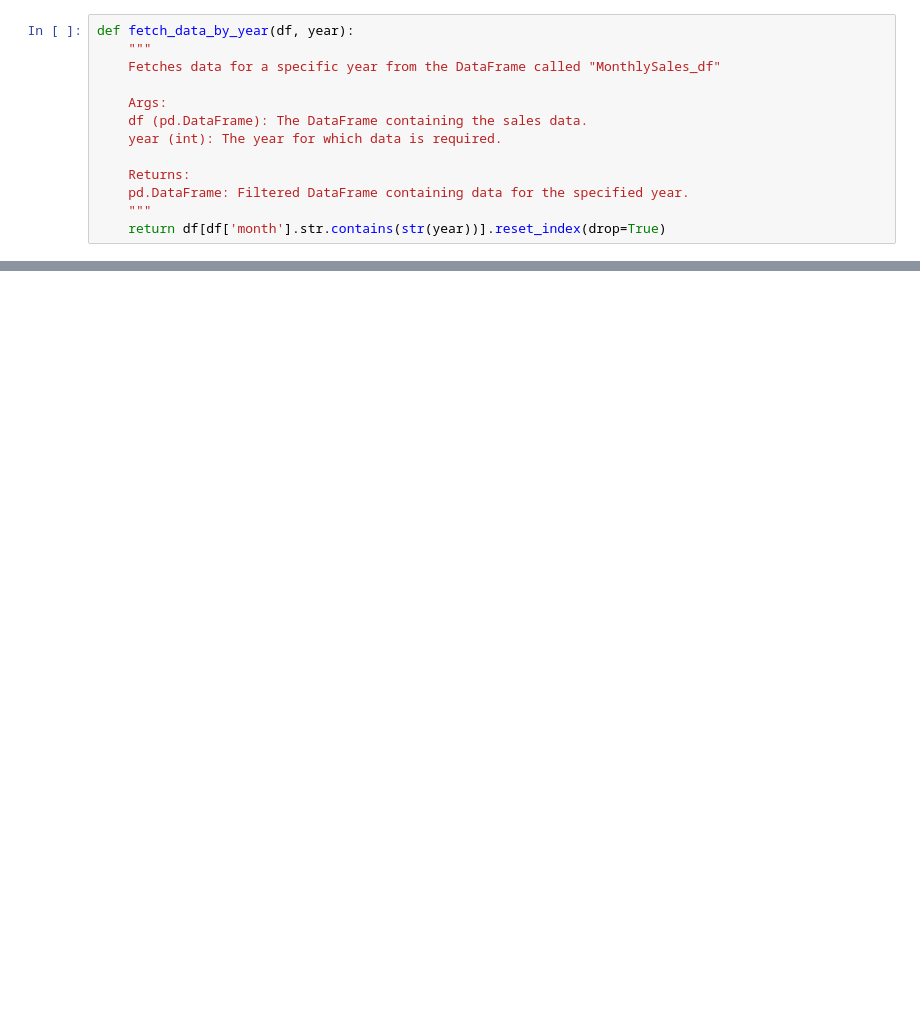
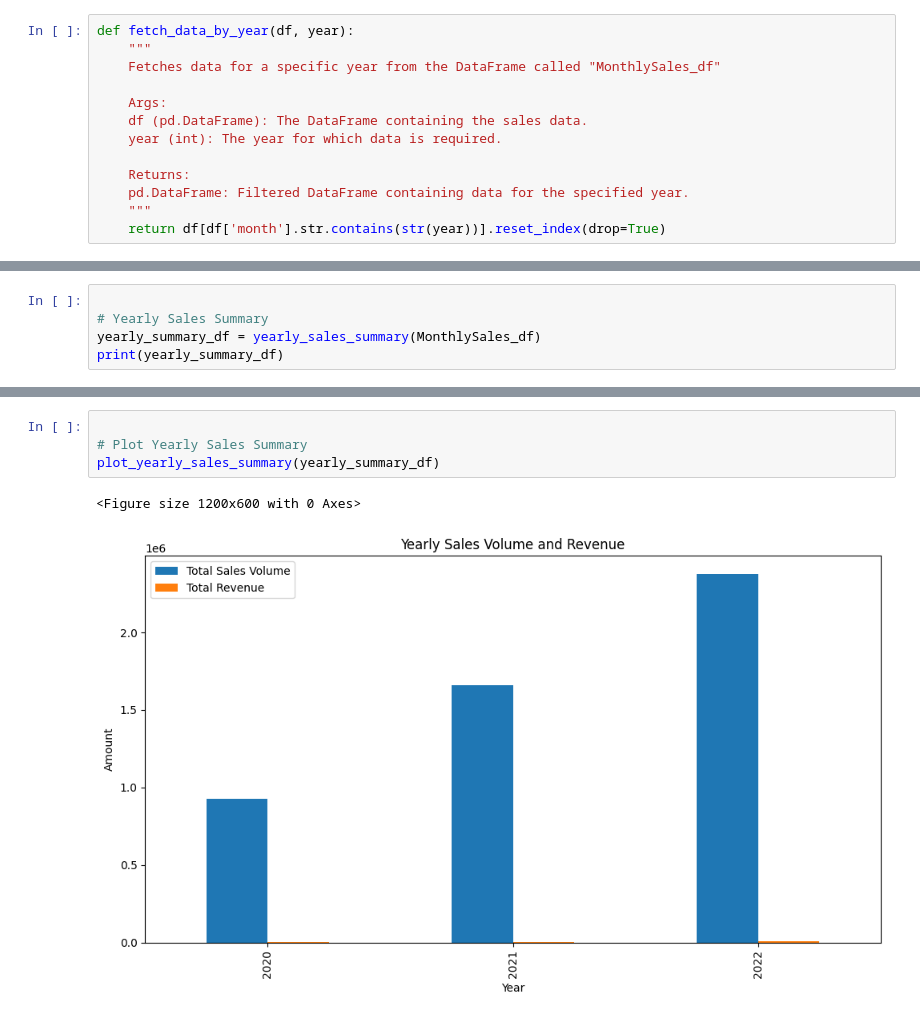
Before and after one commit to rohit0221/LangChain-world, a Jupyter notebook: Projects/Sales-Bot/Sales_detailed.ipynb, the cells around one changed output, grey strips where cells are left out. Drawn from its saved outputs; the diff is of its cells as text; blank space fills up the shorter version.

```diff
--- a/Projects/Sales-Bot/Sales_detailed.ipynb
+++ b/Projects/Sales-Bot/Sales_detailed.ipynb
@@ -147,0 +178,5 @@ df
+# %%
+
+# Yearly Sales Summary
+yearly_summary_df = yearly_sales_summary(MonthlySales_df)
+print(yearly_summary_df)
@@ -147,0 +217,7 @@ df
+# %%
+
+# Plot Yearly Sales Summary
+plot_yearly_sales_summary(yearly_summary_df)
+# %% [output]
+<Figure size 1200x600 with 0 Axes>
+[figure, added]
```
Also changed, not shown: parts of 17 cells of this notebook, 3 other files.
